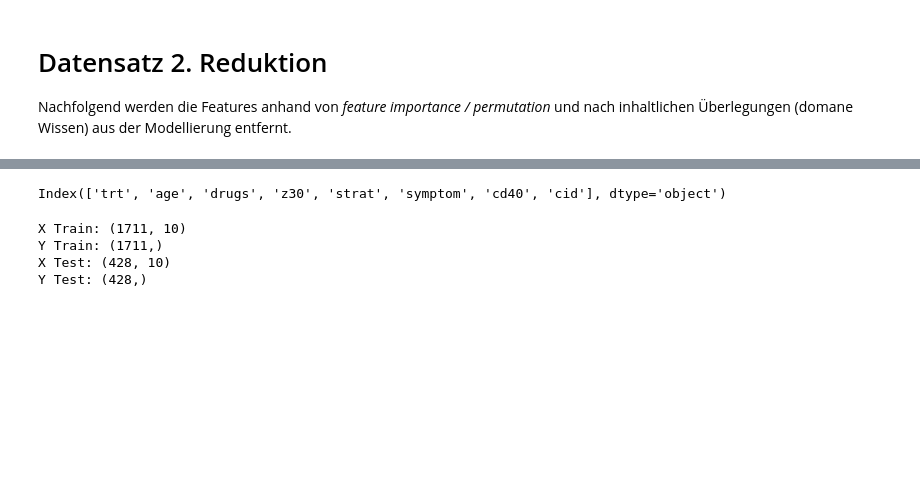
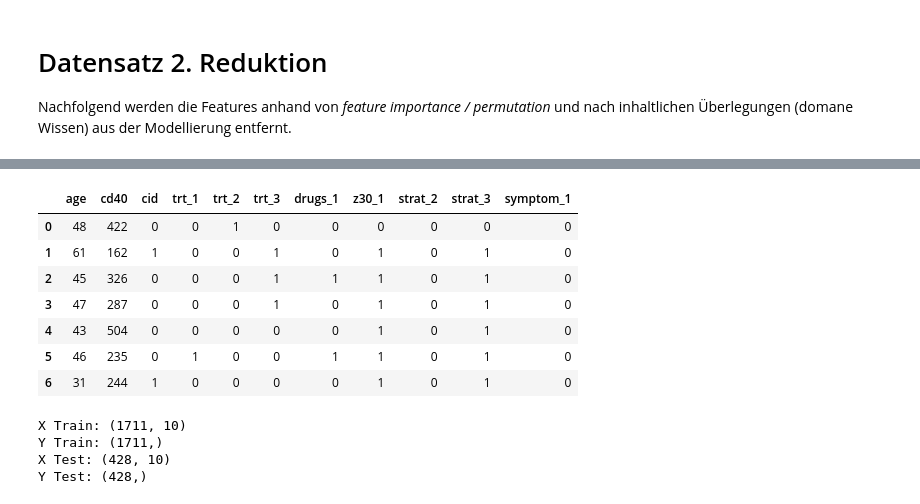
Before and after one commit to bogatyr-e/ml-prediction-aids, a Jupyter notebook: src/ml-survival-project.ipynb, the cells around one changed output, grey strips where cells are left out. Saved outputs shown, nothing was run; the diff lists cells and outputs as text; code cells hidden in the pictures; blank space fills up the shorter version.

```diff
--- a/src/ml-survival-project.ipynb
+++ b/src/ml-survival-project.ipynb
@@ -453,14 +454,17 @@ Index(['trt', 'age', 'hemo', 'homo', 'drugs', 'z30', 'race', 'gender', 'strat',
       dtype='object')
 # %%
-df2=df.drop(["hemo", "homo", "race", "ecog", "gender"],axis=1) #,
+df2=df.drop(["hemo_1", "homo_1", "race_1", "ecog_1", "gender_1"],axis=1) #,
-# %%
-df2.columns
-# %% [output]
-Index(['trt', 'age', 'drugs', 'z30', 'strat', 'symptom', 'cd40', 'cid'], dtype='object')
-# %%
-# one-hot-encoding
-cat_columns2=['trt', 'drugs', 'z30', 'strat', 'symptom'] #
-df2= pd.get_dummies(df2, dtype=int, columns=cat_columns2, drop_first=True)
+# %%
+df2.head(7)
+# %% [output]
+|  | age | cd40 | cid | trt_1 | trt_2 | trt_3 | drugs_1 | z30_1 | strat_2 | strat_3 | symptom_1 |
+| 0 | 48 | 422 | 0 | 0 | 1 | 0 | 0 | 0 | 0 | 0 | 0 |
+| 1 | 61 | 162 | 1 | 0 | 0 | 1 | 0 | 1 | 0 | 1 | 0 |
+| 2 | 45 | 326 | 0 | 0 | 0 | 1 | 1 | 1 | 0 | 1 | 0 |
+| 3 | 47 | 287 | 0 | 0 | 0 | 1 | 0 | 1 | 0 | 1 | 0 |
+| 4 | 43 | 504 | 0 | 0 | 0 | 0 | 0 | 1 | 0 | 1 | 0 |
+| 5 | 46 | 235 | 0 | 1 | 0 | 0 | 1 | 1 | 0 | 1 | 0 |
+| 6 | 31 | 244 | 1 | 0 | 0 | 0 | 0 | 1 | 0 | 1 | 0 |
 # %%
 X2=df2.drop(['cid'],axis=1)
 y2=df2['cid']
```
Also changed, not shown: parts of 7 cells of this notebook, 3 other files.
